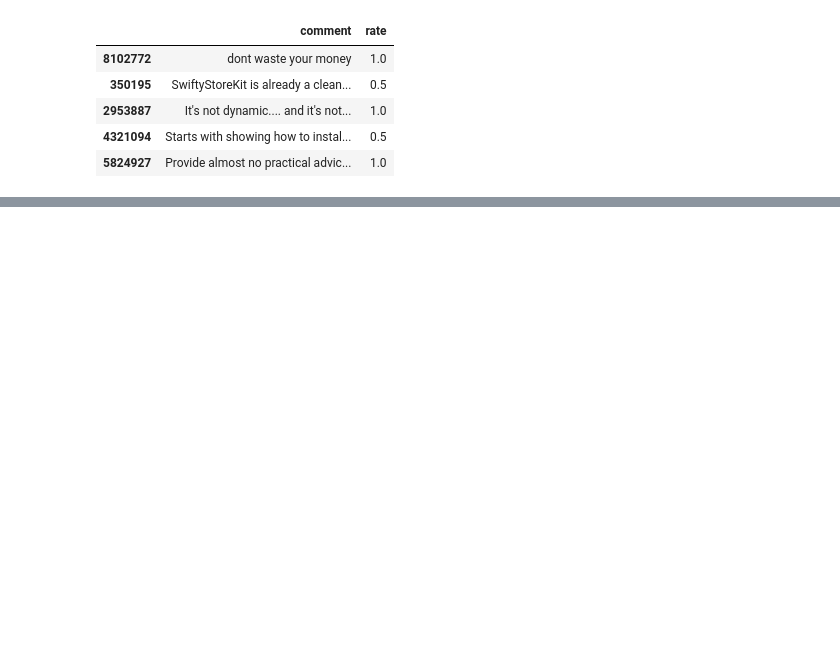
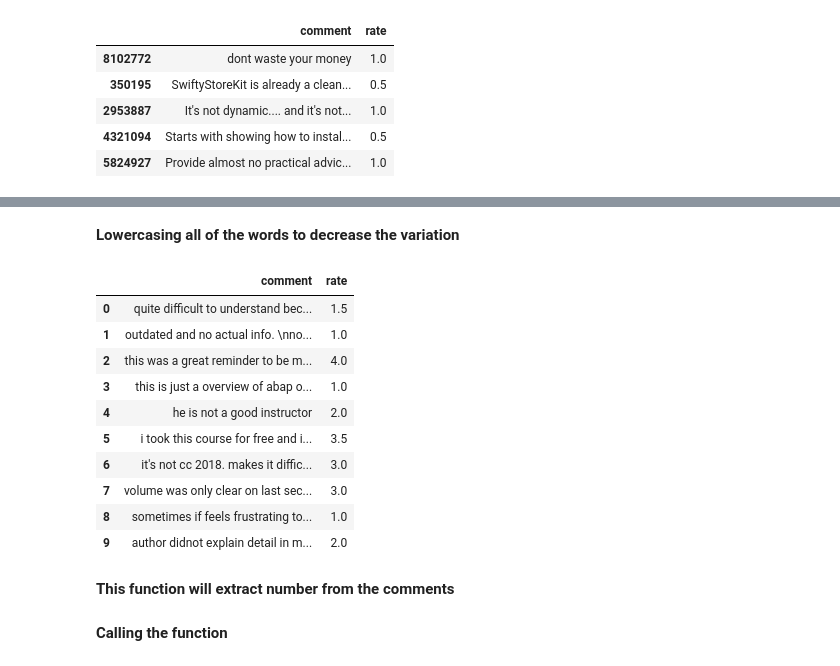
Before and after one commit to MAli7319/Udemy-Course-Recommender, a Jupyter notebook: comment_analysis.ipynb, the cells around one changed output, grey strips where cells are left out. Drawn from its saved outputs; the diff is of its cells as text; code cells hidden in the pictures; blank space fills up the shorter version.

```diff
--- a/comment_analysis.ipynb
+++ b/comment_analysis.ipynb
@@ -215,0 +237,2 @@ comments_shuffled.head(10)
+# %% [markdown]
+**Lowercasing all of the words to decrease the variation**
@@ -215,0 +241,16 @@ comments_shuffled.head(10)
+# %%
+comments_shuffled.head(10)
+# %% [output]
+|  | comment | rate |
+| 0 | quite difficult to understand bec... | 1.5 |
+| 1 | outdated and no actual info. \nno... | 1.0 |
+| 2 | this was a great reminder to be m... | 4.0 |
+| 3 | this is just a overview of abap o... | 1.0 |
+| 4 | he is not a good instructor | 2.0 |
+| 5 | i took this course for free and i... | 3.5 |
+| 6 | it's not cc 2018. makes it diffic... | 3.0 |
+| 7 | volume was only clear on last sec... | 3.0 |
+| 8 | sometimes if feels frustrating to... | 1.0 |
+| 9 | author didnot explain detail in m... | 2.0 |
+# %% [markdown]
+**This function will extract number from the comments**
@@ -215,0 +262,2 @@ comments_shuffled.head(10)
+# %% [markdown]
+**Calling the function**
```
Also changed, not shown: parts of 133 cells of this notebook.
